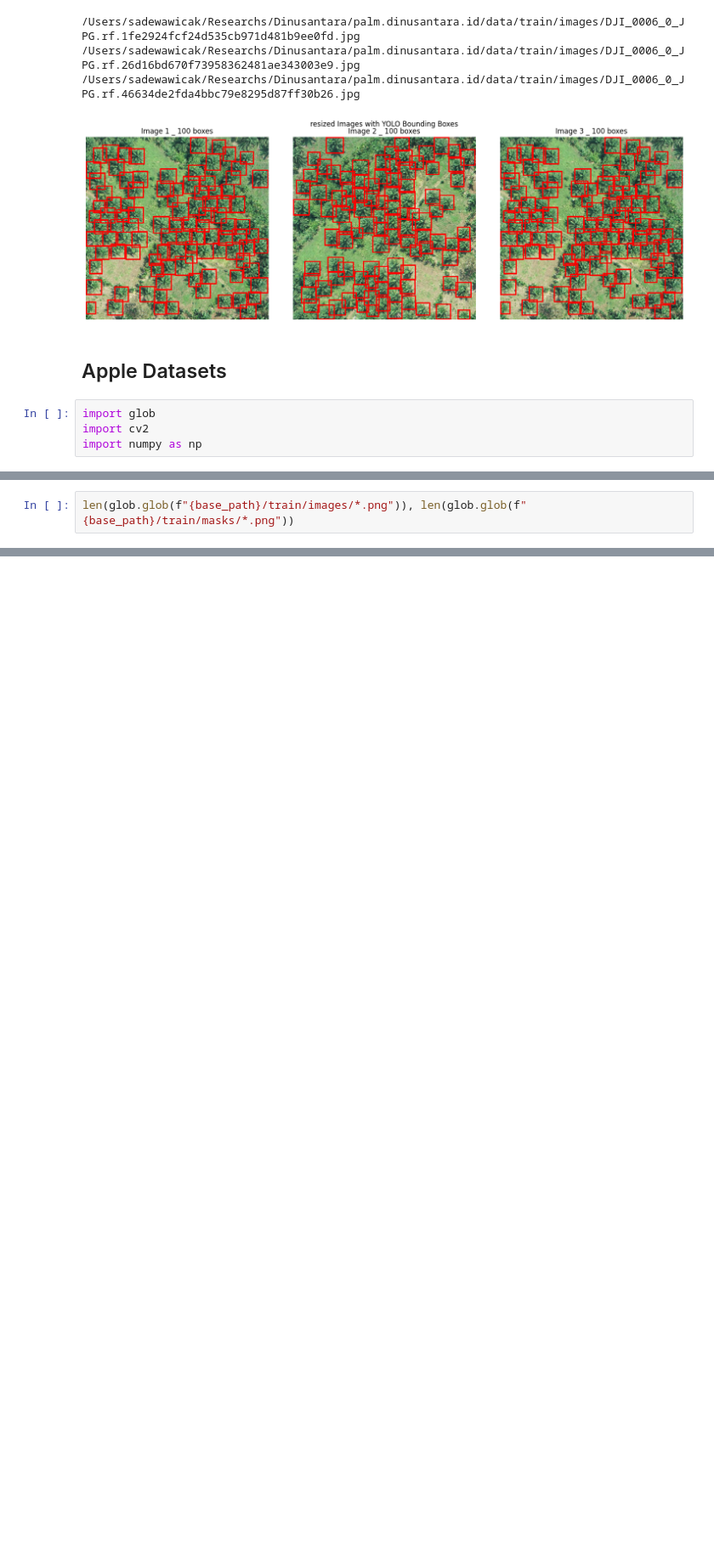
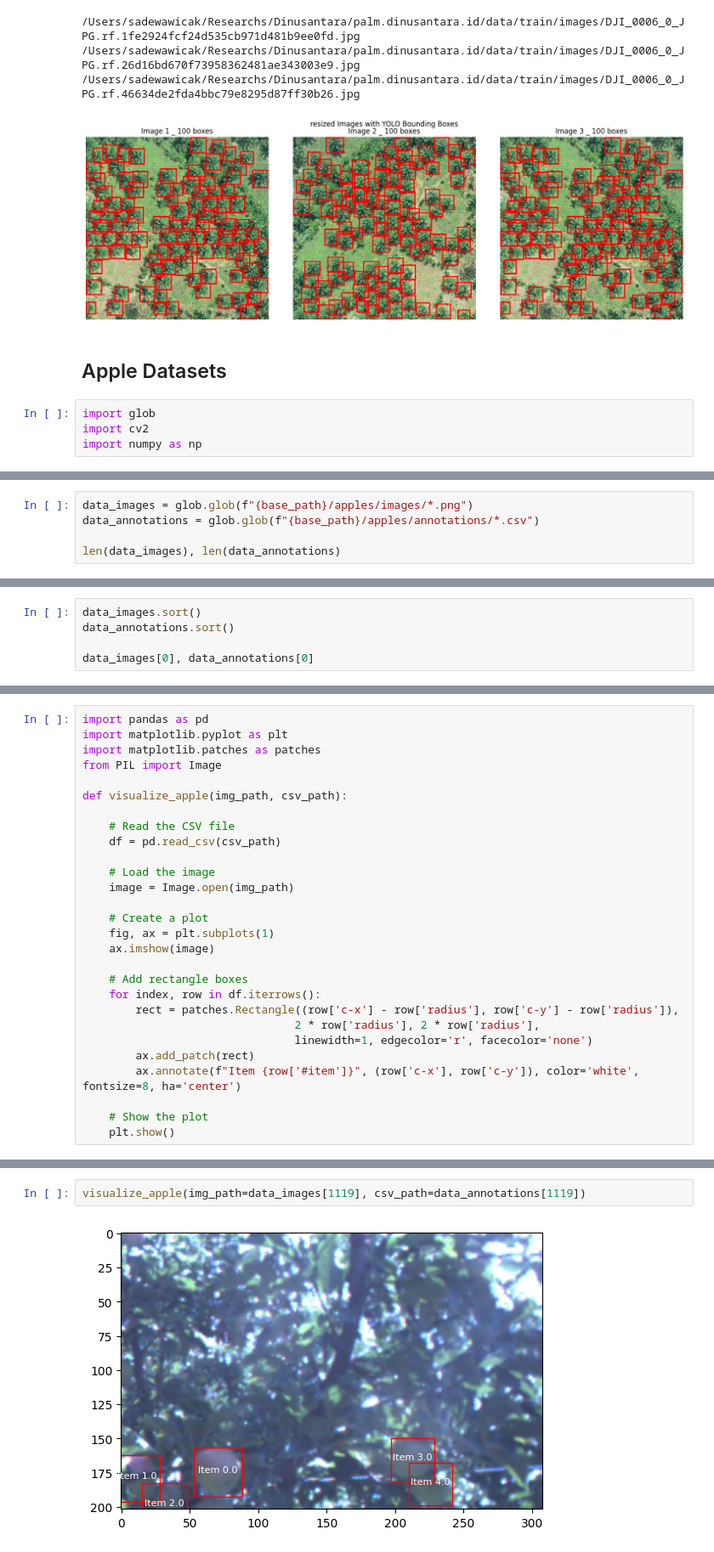
Before and after one commit to sadewa25/palm.dinusantara, a Jupyter notebook: notebooks/data_exploration.ipynb, the cells around one changed output, grey strips where cells are left out. Shown at 85% size. Drawn from its saved outputs; the diff is of its cells as text; blank space fills up the shorter version.

```diff
--- a/notebooks/data_exploration.ipynb
+++ b/notebooks/data_exploration.ipynb
@@ -141,4 +141,7 @@ base_path = "/Users/sadewawicak/Researchs/Dinusantara/palm.dinusantara/detection
 # glob.glob("/train/***")
 # %%
-len(glob.glob(f"{base_path}/train/images/*.png")), len(glob.glob(f"{base_path}/train/masks/*.png"))
+data_images = glob.glob(f"{base_path}/apples/images/*.png")
+data_annotations = glob.glob(f"{base_path}/apples/annotations/*.csv")
+
+len(data_images), len(data_annotations)
 # %% [output]
@@ -145,0 +149,5 @@ len(glob.glob(f"{base_path}/train/images/*.png")), len(glob.glob(f"{base_path}/t
+# %%
+data_images.sort()
+data_annotations.sort()
+
+data_images[0], data_annotations[0]
@@ -145,0 +157,28 @@ len(glob.glob(f"{base_path}/train/images/*.png")), len(glob.glob(f"{base_path}/t
+# %%
+import pandas as pd
+import matplotlib.pyplot as plt
+import matplotlib.patches as patches
+from PIL import Image
+
+def visualize_apple(img_path, csv_path):
+
+    # Read the CSV file
+    df = pd.read_csv(csv_path)
+
+    # Load the image
+    image = Image.open(img_path)
+
+    # Create a plot
+    fig, ax = plt.subplots(1)
+    ax.imshow(image)
+
+    # Add rectangle boxes
+    for index, row in df.iterrows():
+        rect = patches.Rectangle((row['c-x'] - row['radius'], row['c-y'] - row['radius']),
+                                2 * row['radius'], 2 * row['radius'],
+                                linewidth=1, edgecolor='r', facecolor='none')
+        ax.add_patch(rect)
+        ax.annotate(f"Item {row['#item']}", (row['c-x'], row['c-y']), color='white', fontsize=8, ha='center')
+
+    # Show the plot
+    plt.show()
@@ -145,0 +223,4 @@ len(glob.glob(f"{base_path}/train/images/*.png")), len(glob.glob(f"{base_path}/t
+# %%
+visualize_apple(img_path=data_images[1119], csv_path=data_annotations[1119])
+# %% [output]
+[figure, added]
```
Also changed, not shown: parts of 5 cells of this notebook, 7 other files.
